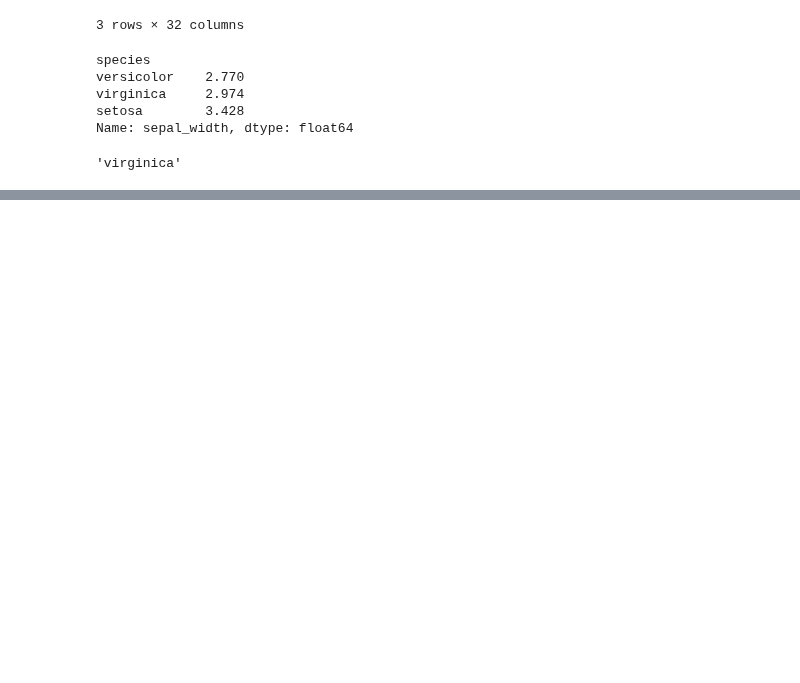
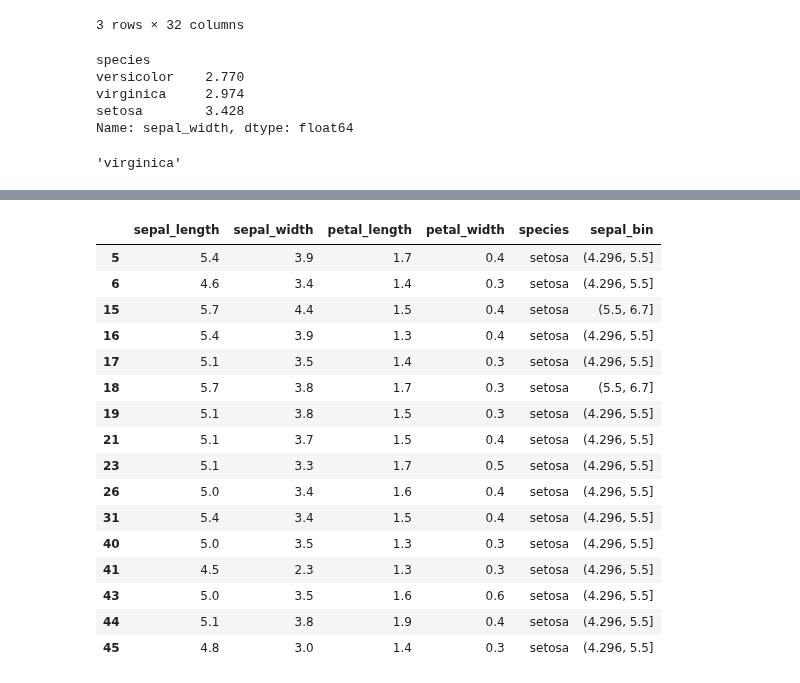
Before and after one commit to Ambily313/Iris-Species-Analysis-with-Grouping-Aggregation-in-Pandas, a Jupyter notebook: iris_eda.ipynb, the cells around one changed output, grey strips where cells are left out. Saved outputs shown, nothing was run; the diff lists cells and outputs as text; code cells hidden in the pictures; blank space fills up the shorter version.

```diff
--- a/iris_eda.ipynb
+++ b/iris_eda.ipynb
@@ -139,0 +271,22 @@ SyntaxError: invalid character '🧩' (U+1F9E9) (3660326297.py, line 13)
+# %%
+# Filter for species "setosa" with petal_width > 0.2.
+
+df[(df['species'] == 'setosa') & (df['petal_width'] > 0.2)]
+# %% [output]
+|  | sepal_length | sepal_width | petal_length | petal_width | species | sepal_bin |
+| 5 | 5.4 | 3.9 | 1.7 | 0.4 | setosa | (4.296, 5.5] |
+| 6 | 4.6 | 3.4 | 1.4 | 0.3 | setosa | (4.296, 5.5] |
+| 15 | 5.7 | 4.4 | 1.5 | 0.4 | setosa | (5.5, 6.7] |
+| 16 | 5.4 | 3.9 | 1.3 | 0.4 | setosa | (4.296, 5.5] |
+| 17 | 5.1 | 3.5 | 1.4 | 0.3 | setosa | (4.296, 5.5] |
+| 18 | 5.7 | 3.8 | 1.7 | 0.3 | setosa | (5.5, 6.7] |
+| 19 | 5.1 | 3.8 | 1.5 | 0.3 | setosa | (4.296, 5.5] |
+| 21 | 5.1 | 3.7 | 1.5 | 0.4 | setosa | (4.296, 5.5] |
+| 23 | 5.1 | 3.3 | 1.7 | 0.5 | setosa | (4.296, 5.5] |
+| 26 | 5.0 | 3.4 | 1.6 | 0.4 | setosa | (4.296, 5.5] |
+| 31 | 5.4 | 3.4 | 1.5 | 0.4 | setosa | (4.296, 5.5] |
+| 40 | 5.0 | 3.5 | 1.3 | 0.3 | setosa | (4.296, 5.5] |
+| 41 | 4.5 | 2.3 | 1.3 | 0.3 | setosa | (4.296, 5.5] |
+| 43 | 5.0 | 3.5 | 1.6 | 0.6 | setosa | (4.296, 5.5] |
+| 44 | 5.1 | 3.8 | 1.9 | 0.4 | setosa | (4.296, 5.5] |
+| 45 | 4.8 | 3.0 | 1.4 | 0.3 | setosa | (4.296, 5.5] |
```
Also changed, not shown: parts of 36 cells of this notebook.
